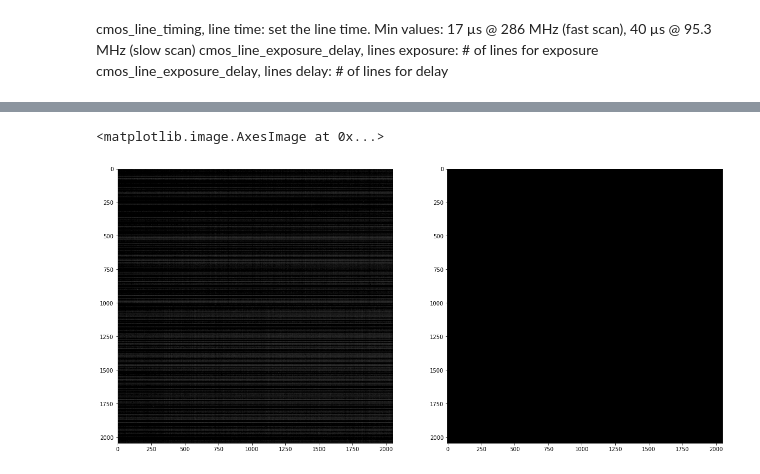
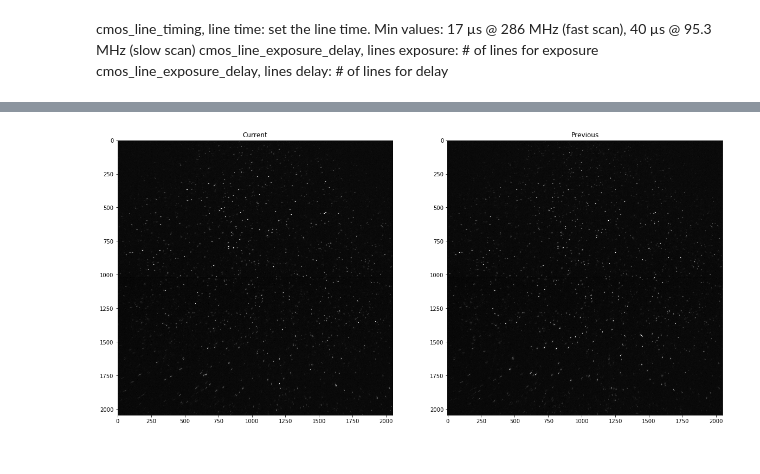
Before and after one commit to kevinwbishop/OTLS_control, a Jupyter notebook: pco_testing.ipynb, the cells around one changed output, grey strips where cells are left out. Drawn from its saved outputs; the diff is of its cells as text; code cells hidden in the pictures.

Commit message:
camera testing updates

```diff
--- a/pco_testing.ipynb
+++ b/pco_testing.ipynb
@@ -17,11 +19,13 @@ camera_dict = {
     'sampling': um_per_px,
     'shutterMode': 'top middle bottom middle',  ### NOT ACTUALLY USED
     'triggerMode': 'external exposure start & software trigger', # previously 'auto sequence'
+    #'triggerMode': 'auto sequence', # previously 'auto sequence'
     'acquireMode': 'auto', # previously 'external'
     'compressionMode': 1,
     'B3Denv': '',  # name of required conda env when B3D is active.
                     # e.g. 'image'. Leave as empty string to allow any env.
-    'expTime': 0.1, # in ms, min is 0.1ms (100,000ns)
+    'expTime': 10.0, # in ms, minimum is 0.1ms (100,000ns)
+    'slitSize': 20, #not used here!!
     'quantSigma': {'405': 1.0,
                    '488': 1.0,
                    '561': 1.0,
@@ -77,3 +84,3 @@ print(pco_cam.sdk.get_cmos_line_timing())
 # %%
-nFrames = 5
+nFrames = 25
 pco_cam.record(number_of_images=nFrames, mode='sequence non blocking')
@@ -80,2 +89,5 @@ pco_cam.record(number_of_images=nFrames, mode='sequence non blocking')
 # %%
-images = np.zeros((camera.Y, camera.X, nFrames))
+try:
+    images
+except NameError:
+    images = np.zeros((camera.Y, camera.X, nFrames))
@@ -104,11 +117,21 @@ You've got an image! 5 of 5 total
+# %%
+index = 10
+win_min = 50
+win_max = 1000
 # %%
-fig, (ax1, ax2) = plt.subplots(1,2,figsize = (20,20))
+fig, (ax1,ax2) = plt.subplots(1,2,figsize = (20,20))
 
 #plt.figure(figsize = (10,10))
 #plt.imshow(images[:,:,index],'gray',interpolation='nearest')
 
-ax1.imshow(images[:,:,index],'gray',interpolation='nearest',vmin=200,vmax=1000)
-ax2.imshow(prev[:,:,index],'gray',interpolation='nearest',vmin=200,vmax=1000)
+ax1.imshow(np.abs(images[:,:,index]),'gray',interpolation='nearest',vmin=win_min,vmax=win_max)
+ax1.title.set_text('Current')
+#plt.title('Frame number: ' + str(index+1))
+#plt.show()
-# %% [output]
-<matplotlib.image.AxesImage at 0x...>
-[figure, removed]
+# %%
+#fig, ax2 = plt.subplots(figsize = (7,7))
+ax2.imshow(prev[:,:,index],'gray',interpolation='nearest',vmin=win_min,vmax=win_max)
+ax2.title.set_text('Previous')
+plt.show()
+# %% [output]
+[figure, added]
```
Also changed, not shown: parts of 20 cells of this notebook, 2 other files.
